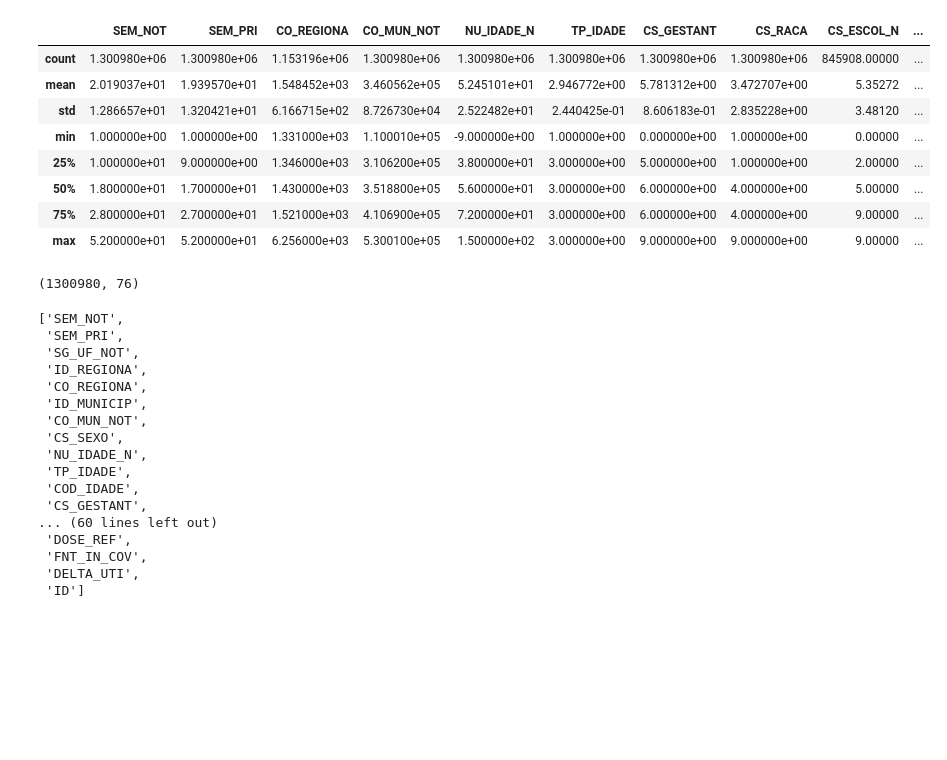
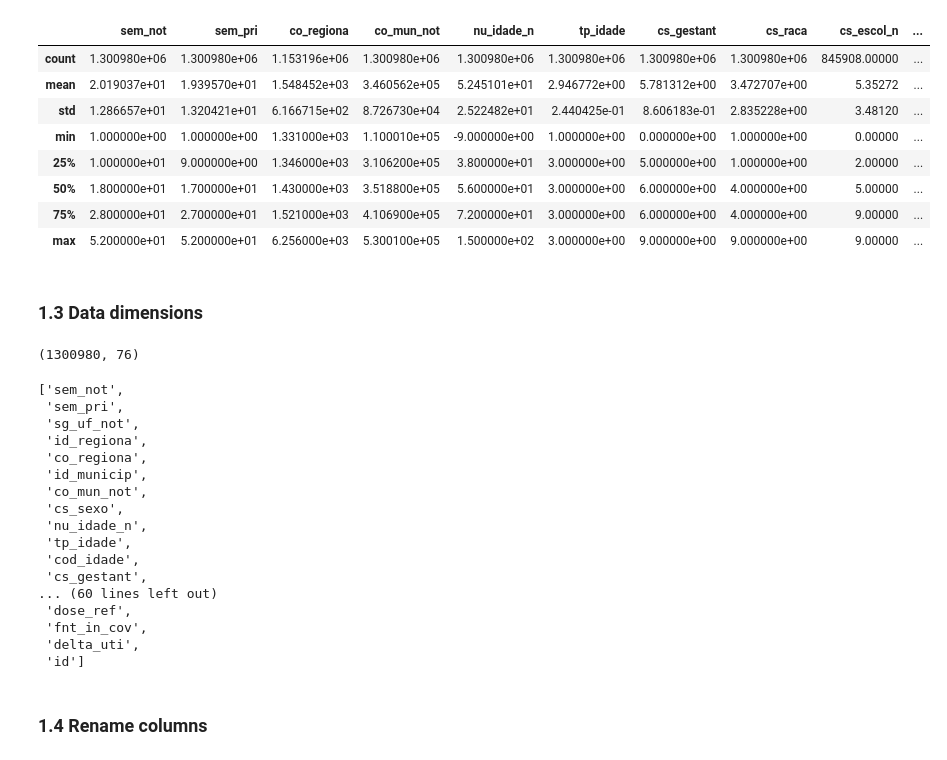
Before and after one commit to wilianuhlmann/olympiad_br_ml_kaggle_ensure_healthy, a Jupyter notebook: olympiad_br_kaggle.ipynb, the cells around one changed output. Cells and saved outputs as stored; diff of their text form; code cells hidden in the pictures; blank space fills up the shorter version.

```diff
--- a/olympiad_br_kaggle.ipynb
+++ b/olympiad_br_kaggle.ipynb
@@ -649,2 +659,2 @@ pd.set_option('display.max_columns', 100)
 # %%
-raw = pd.read_csv('data/train.csv', low_memory = False)
+df_raw = pd.read_csv('data/train.csv', low_memory = False)
@@ -650,0 +663,2 @@ raw = pd.read_csv('data/train.csv', low_memory = False)
+# %%
+df1 = df_raw.copy()
@@ -656,7 +674,7 @@ raw.sample()
 # %%
-raw.describe()
+df1.describe()
 # %% [output]
-|  | SEM_NOT | SEM_PRI | CO_REGIONA | CO_MUN_NOT | NU_IDADE_N | TP_IDADE | CS_GESTANT | CS_RACA | CS_ESCOL_N | ... |
+|  | sem_not | sem_pri | co_regiona | co_mun_not | nu_idade_n | tp_idade | cs_gestant | cs_raca | cs_escol_n | ... |
 | count | 1.300980e+06 | 1.300980e+06 | 1.153196e+06 | 1.300980e+06 | 1.300980e+06 | 1.300980e+06 | 1.300980e+06 | 1.300980e+06 | 845908.00000 | ... |
 | mean | 2.019037e+01 | 1.939570e+01 | 1.548452e+03 | 3.460562e+05 | 5.245101e+01 | 2.946772e+00 | 5.781312e+00 | 3.472707e+00 | 5.35272 | ... |
 | std | 1.286657e+01 | 1.320421e+01 | 6.166715e+02 | 8.726730e+04 | 2.522482e+01 | 2.440425e-01 | 8.606183e-01 | 2.835228e+00 | 3.48120 | ... |
@@ -665,4 +683,6 @@ raw.describe()
 | 50% | 1.800000e+01 | 1.700000e+01 | 1.430000e+03 | 3.518800e+05 | 5.600000e+01 | 3.000000e+00 | 6.000000e+00 | 4.000000e+00 | 5.00000 | ... |
 | 75% | 2.800000e+01 | 2.700000e+01 | 1.521000e+03 | 4.106900e+05 | 7.200000e+01 | 3.000000e+00 | 6.000000e+00 | 4.000000e+00 | 9.00000 | ... |
 | max | 5.200000e+01 | 5.200000e+01 | 6.256000e+03 | 5.300100e+05 | 1.500000e+02 | 3.000000e+00 | 9.000000e+00 | 9.000000e+00 | 9.00000 | ... |
+# %% [markdown]
+### 1.3 Data dimensions
 # %%
@@ -670,22 +690,24 @@ raw.shape
 # %% [output]
 (1300980, 76)
 # %%
-raw.columns.to_list()
+df1.columns.to_list()
 # %% [output]
-['SEM_NOT',
- 'SEM_PRI',
- 'SG_UF_NOT',
- 'ID_REGIONA',
- 'CO_REGIONA',
- 'ID_MUNICIP',
- 'CO_MUN_NOT',
- 'CS_SEXO',
- 'NU_IDADE_N',
- 'TP_IDADE',
- 'COD_IDADE',
- 'CS_GESTANT',
+['sem_not',
+ 'sem_pri',
+ 'sg_uf_not',
+ 'id_regiona',
+ 'co_regiona',
+ 'id_municip',
+ 'co_mun_not',
+ 'cs_sexo',
+ 'nu_idade_n',
+ 'tp_idade',
+ 'cod_idade',
+ 'cs_gestant',
 ... (60 lines left out)
- 'DOSE_REF',
- 'FNT_IN_COV',
- 'DELTA_UTI',
- 'ID']
+ 'dose_ref',
+ 'fnt_in_cov',
+ 'delta_uti',
+ 'id']
+# %% [markdown]
+### 1.4 Rename columns
```
Also changed, not shown: parts of 15 cells of this notebook.
